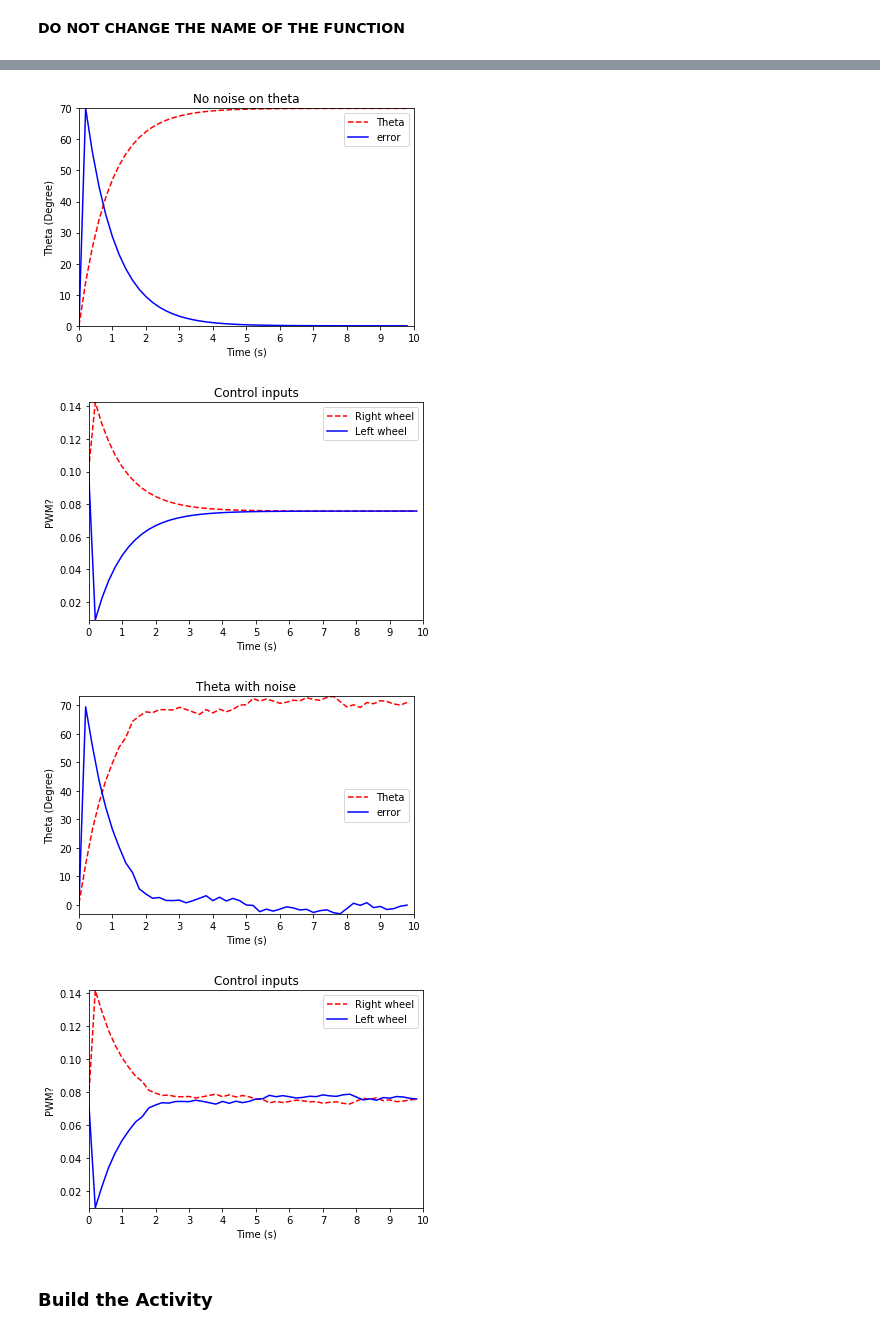
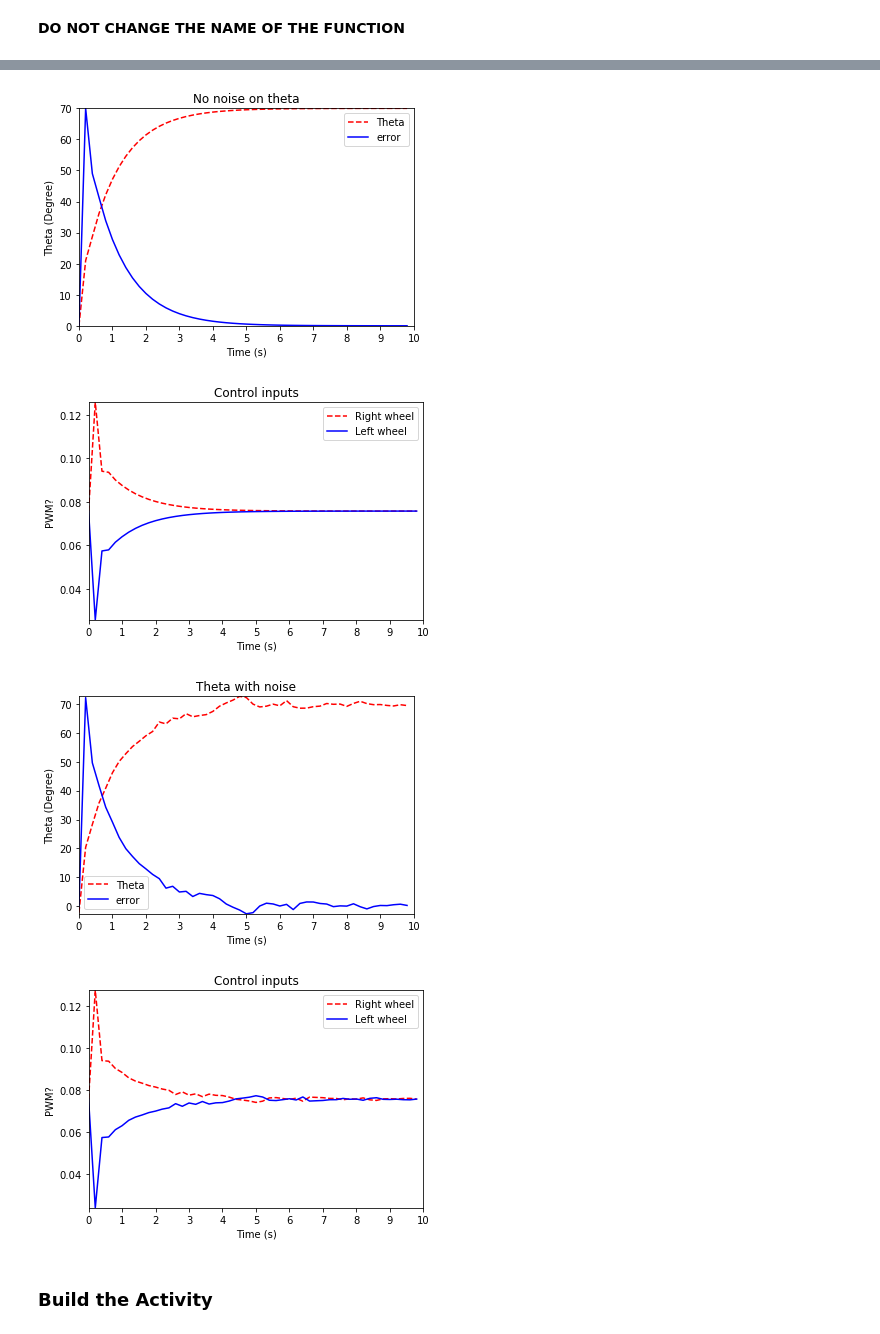
Before and after one commit to olivier-2018/dt-exercises, a Jupyter notebook: mooc-modcon/solution/06-PID-controller.ipynb, the cells around one changed output, grey strips where cells are left out. Cells and saved outputs as stored; diff of their text form; code cells hidden in the pictures.

```diff
--- a/mooc-modcon/solution/06-PID-controller.ipynb
+++ b/mooc-modcon/solution/06-PID-controller.ipynb
@@ -153,26 +141,22 @@ With this unit test you can check if your PID is converging, diverging, osscilat
 # %%
 import matplotlib.pyplot as plt
 from unit_test import UnitTestHeadingPID
 
-# This is for quick testing purposes only - you can try different values of v_0 and R, L or the ones you determined before. Try to change R, L for fun.
-v_0 = 0.2
-R = 0.033
-baseline = 0.108
-gain = 0.45
-trim = 0.0
+# This is for quick testing purposes only - you can try different values of v_init and R, L or the ones you determined before. Try to change R, L for fun.
+v_test = 0.15
+R_test = 0.033
+baseline_test = 0.108
+gain_test = 0.45
+trim_test = 0.0
 
 # R, baseline, v_0, gain, trim, PIDController
-unit_test = UnitTestHeadingPID(R,baseline,v_0,gain,trim,PIDController) # TODO: Vincenzo - make R, L inputs to this unit testing function
+unit_test = UnitTestHeadingPID(R_test, baseline_test, v_test, gain_test, trim_test, PIDController) # TODO: Vincenzo - make R, L inputs to this unit testing function
 unit_test.test()
-
-# TODO: Vincenzo - simply visualize y axis label in degrees
-# TODO: Add a second graph where you show input to the wheels (u_l, u_r) in time
-# omega -> u_l, u_r (https://github.com/duckietown/dt-car-interface/blob/daffy/packages/dagu_car/src/kinematics_node.py line 248)
 # %% [output]
-[figure, old version]
+[figure, new version]
-[figure, old version]
+[figure, new version]
-[figure, old version]
+[figure, new version]
-[figure, old version]
+[figure, new version]
 # %% [markdown]
 ### Build the Activity
 # %%
```
Also changed, not shown: parts of 6 cells of this notebook, 5 other files.
